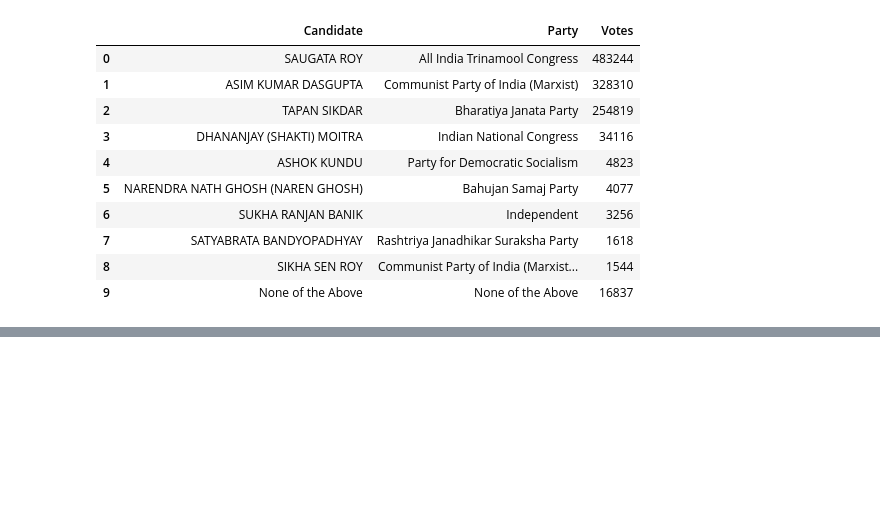
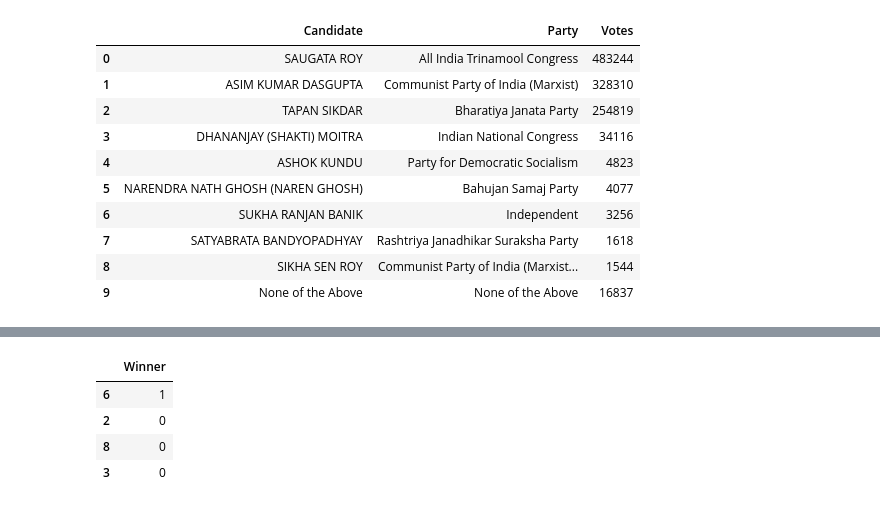
Before and after one commit to rounakdatta/elexxxion, a Jupyter notebook: west-bengal/scripts/prediction/data-preprocessing.ipynb, the cells around one changed output, grey strips where cells are left out. Cells and saved outputs as stored; diff of their text form; code cells hidden in the pictures; blank space fills up the shorter version.

```diff
--- a/west-bengal/scripts/prediction/data-preprocessing.ipynb
+++ b/west-bengal/scripts/prediction/data-preprocessing.ipynb
@@ -103,0 +168,8 @@ See the caveats in the documentation: http://pandas.pydata.org/pandas-docs/stabl
+# %%
+y_train
+# %% [output]
+|  | Winner |
+| 6 | 1 |
+| 2 | 0 |
+| 8 | 0 |
+| 3 | 0 |
```
Also changed, not shown: parts of 7 cells of this notebook, 6 other files.
